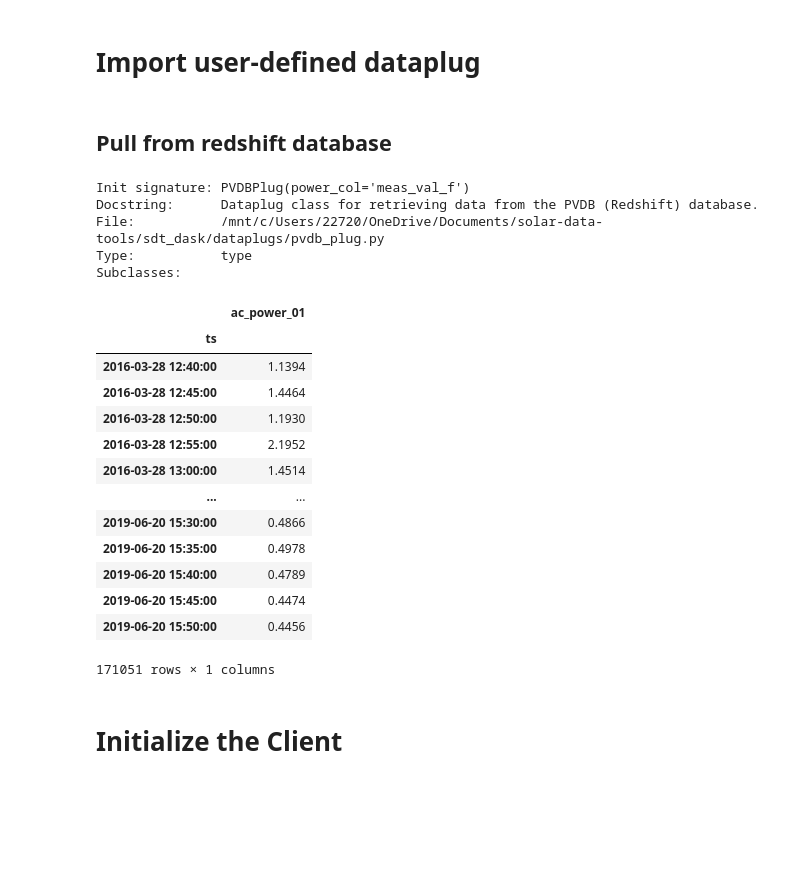
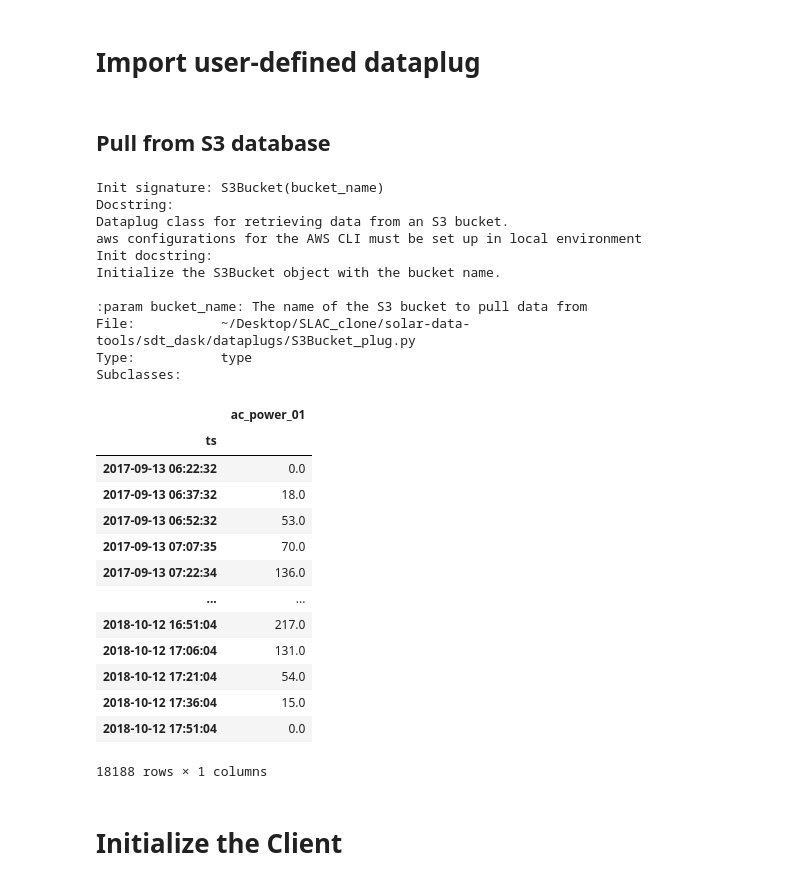
Before and after one commit to slacgismo/solar-data-tools, a Jupyter notebook: sdt_dask/examples/tool_demo_azure.ipynb, the cells around one changed output. Drawn from its saved outputs; the diff is of its cells as text; code cells hidden in the pictures; blank space fills up the shorter version.

Commit message:
Corrected naming mismatch nad in-line documentation

```diff
--- a/sdt_dask/examples/tool_demo_azure.ipynb
+++ b/sdt_dask/examples/tool_demo_azure.ipynb
@@ -9,36 +9,46 @@ from sdt_dask.dask_tool.runner import Runner
 # %% [markdown]
 # Import user-defined dataplug
 # %% [markdown]
-## Pull from redshift database
+## Pull from S3 database
 # %%
-PVDBPlug?
+S3Bucket?
 # %% [output]
-Init signature: PVDBPlug(power_col='meas_val_f')
-Docstring:      Dataplug class for retrieving data from the PVDB (Redshift) database.
-File:           /mnt/c/Users/22720/OneDrive/Documents/solar-data-tools/sdt_dask/dataplugs/pvdb_plug.py
+Init signature: S3Bucket(bucket_name)
+Docstring:
+Dataplug class for retrieving data from an S3 bucket.
+aws configurations for the AWS CLI must be set up in local environment
+Init docstring:
+Initialize the S3Bucket object with the bucket name.
+
+:param bucket_name: The name of the S3 bucket to pull data from
+File:           ~/Desktop/SLAC_clone/solar-data-tools/sdt_dask/dataplugs/S3Bucket_plug.py
 Type:           type
 Subclasses:
 # %%
-redshift_data_plug = PVDBPlug()
+bucket_name = "pvinsight-dask-baseline"
+s3_data_plug = S3Bucket(bucket_name)
+KEYS = s3_data_plug._pull_keys()
+KEYS = [(key,) for key in KEYS]
+s3_data_plug.get_data(KEYS[0])
+KEYS = KEYS[:3]
+KEYS
 
-KEYS = [("TABJC1027159", 0), ("TAAI01129193", 0)]
-
-redshift_data_plug.get_data(KEYS[0])
+s3_data_plug.get_data(KEYS[0])
 # %% [output]
 |  | ac_power_01 |
 | ts |  |
-| 2016-03-28 12:40:00 | 1.1394 |
-| 2016-03-28 12:45:00 | 1.4464 |
-| 2016-03-28 12:50:00 | 1.1930 |
-| 2016-03-28 12:55:00 | 2.1952 |
-| 2016-03-28 13:00:00 | 1.4514 |
+| 2017-09-13 06:22:32 | 0.0 |
+| 2017-09-13 06:37:32 | 18.0 |
+| 2017-09-13 06:52:32 | 53.0 |
+| 2017-09-13 07:07:35 | 70.0 |
+| 2017-09-13 07:22:34 | 136.0 |
 | ... | ... |
-| 2019-06-20 15:30:00 | 0.4866 |
-| 2019-06-20 15:35:00 | 0.4978 |
-| 2019-06-20 15:40:00 | 0.4789 |
-| 2019-06-20 15:45:00 | 0.4474 |
-| 2019-06-20 15:50:00 | 0.4456 |
+| 2018-10-12 16:51:04 | 217.0 |
+| 2018-10-12 17:06:04 | 131.0 |
+| 2018-10-12 17:21:04 | 54.0 |
+| 2018-10-12 17:36:04 | 15.0 |
+| 2018-10-12 17:51:04 | 0.0 |
-171051 rows × 1 columns
+18188 rows × 1 columns
 # %% [markdown]
 # Initialize the Client
 # %%
```
Also changed, not shown: parts of 5 cells of this notebook, 5 other files.
